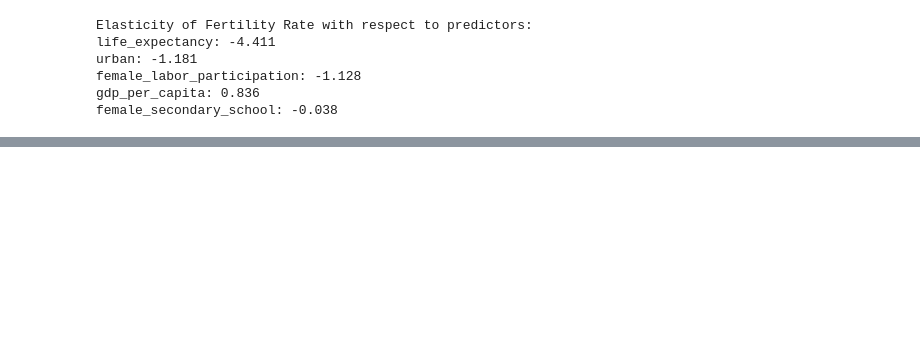
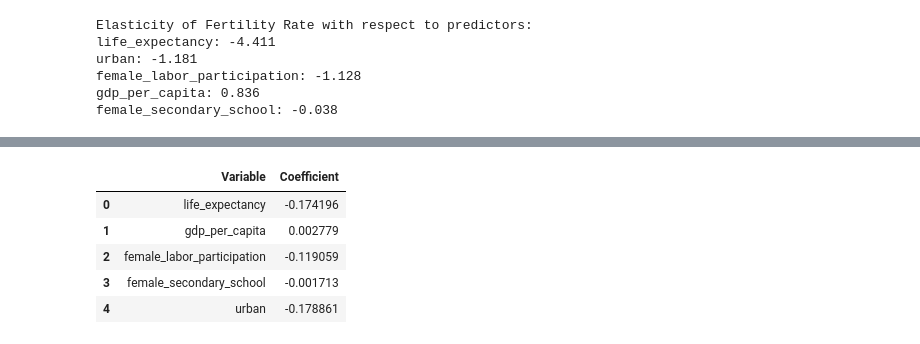
Before and after one commit to maneesha2/quant-playground, a Jupyter notebook: projects/project_01_regression/analysis.ipynb, the cells around one changed output, grey strips where cells are left out. Saved outputs shown, nothing was run; the diff lists cells and outputs as text; code cells hidden in the pictures; blank space fills up the shorter version.

```diff
--- a/projects/project_01_regression/analysis.ipynb
+++ b/projects/project_01_regression/analysis.ipynb
@@ -273,10 +345,18 @@ fig.show()
 # %%
 # Regression Coefficients
 coef_df = pd.DataFrame({
     'Variable': model.params.index[1:],  # skip constant
     'Coefficient': model.params.values[1:]
 })
 fig = px.bar(coef_df, x='Coefficient', y='Variable', orientation='h',
              title='Regression Coefficients for Fertility Rate', text='Coefficient',
              color='Coefficient', color_continuous_scale='Viridis')
 fig.show()
+coef_df
+# %% [output]
+|  | Variable | Coefficient |
+| 0 | life_expectancy | -0.174196 |
+| 1 | gdp_per_capita | 0.002779 |
+| 2 | female_labor_participation | -0.119059 |
+| 3 | female_secondary_school | -0.001713 |
+| 4 | urban | -0.178861 |
```
Also changed, not shown: parts of 9 cells of this notebook.
